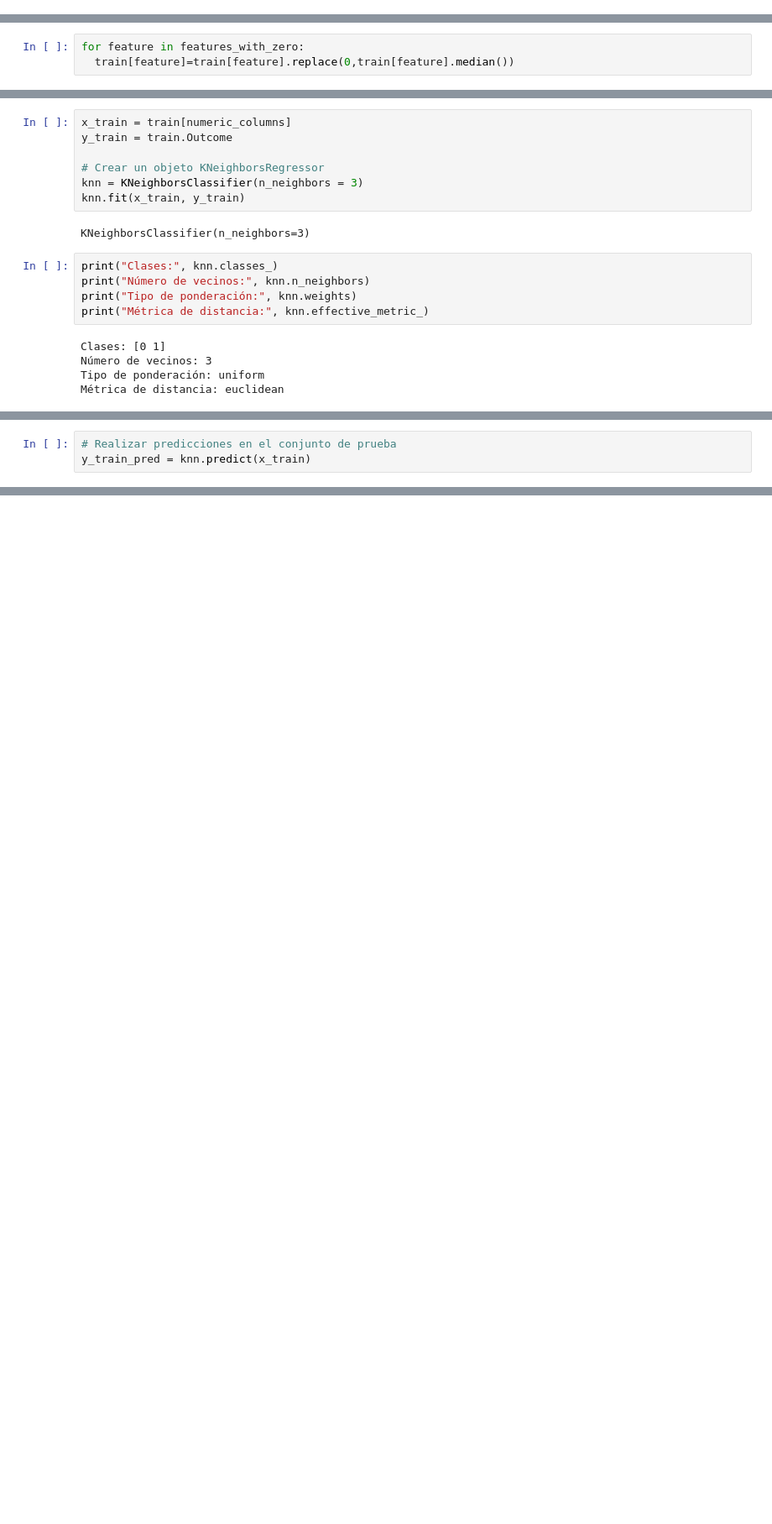
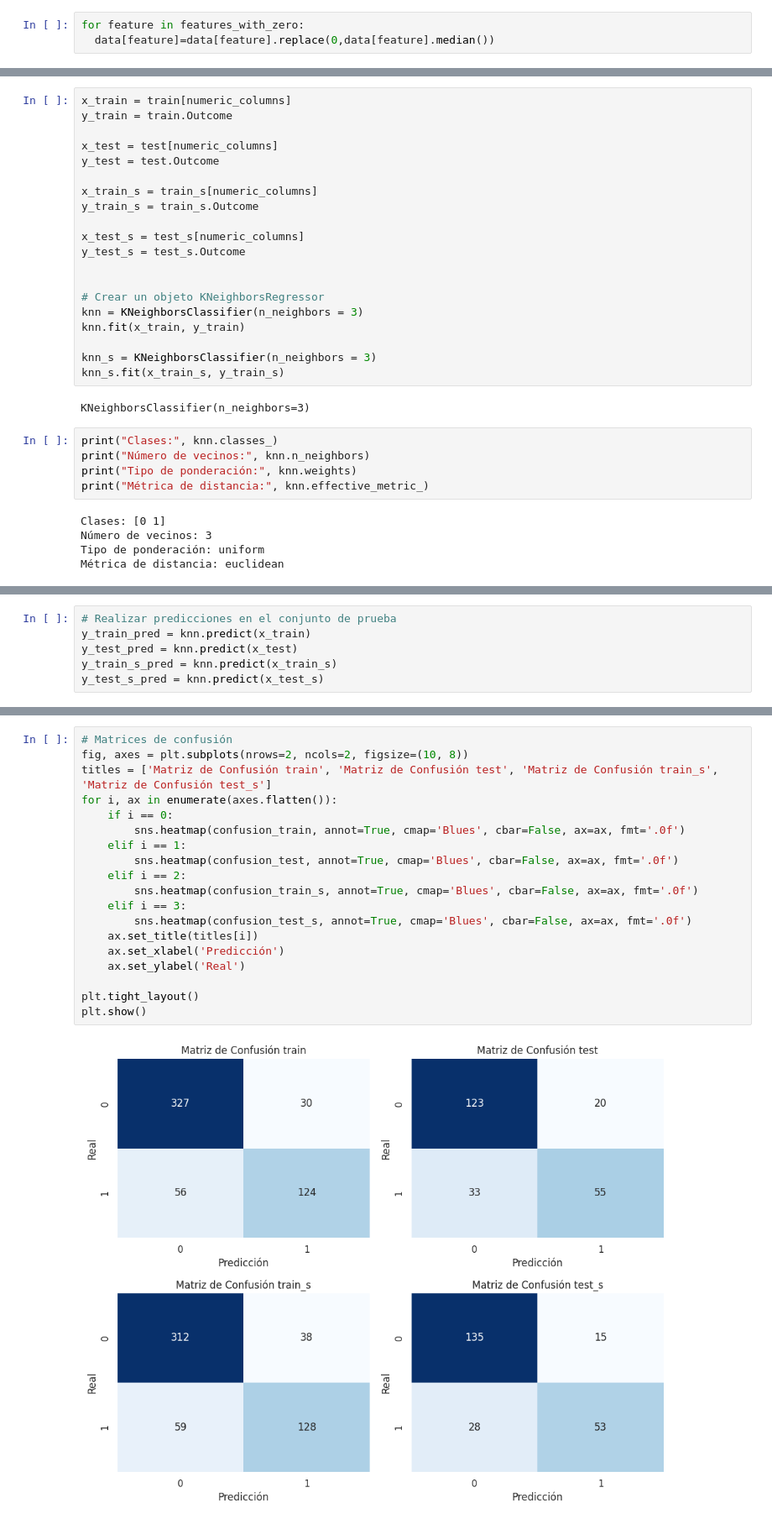
Before and after one commit to davidagapitoq/data_science_for_business_2023, a Jupyter notebook: Supervised_models/KNN/Diabetes_prediction.ipynb, the cells around one changed output, grey strips where cells are left out. Shown at 84% size. Cells and saved outputs as stored; diff of their text form; blank space fills up the shorter version.

```diff
--- a/Supervised_models/KNN/Diabetes_prediction.ipynb
+++ b/Supervised_models/KNN/Diabetes_prediction.ipynb
@@ -244,0 +248,3 @@ No se aplicará una reducción de variables ya que las correlaciones entre varia
+# %%
+for feature in features_with_zero:
+  data[feature]=data[feature].replace(0,data[feature].median())
@@ -288,3 +306,0 @@ Se realizó el muestre con un 70% para train y 30% para test. Al aplicar stratif
-# %%
-for feature in features_with_zero:
-  train[feature]=train[feature].replace(0,train[feature].median())
@@ -390,9 +430,22 @@ Se realizó una estandarización de los datos ya que las escalas entre las varia
 x_train = train[numeric_columns]
 y_train = train.Outcome
 
+x_test = test[numeric_columns]
+y_test = test.Outcome
+
+x_train_s = train_s[numeric_columns]
+y_train_s = train_s.Outcome
+
+x_test_s = test_s[numeric_columns]
+y_test_s = test_s.Outcome
+
+
 # Crear un objeto KNeighborsRegressor
 knn = KNeighborsClassifier(n_neighbors = 3)
 knn.fit(x_train, y_train)
+
+knn_s = KNeighborsClassifier(n_neighbors = 3)
+knn_s.fit(x_train_s, y_train_s)
 # %% [output]
 KNeighborsClassifier(n_neighbors=3)
 # %%
@@ -408,3 +467,6 @@ Métrica de distancia: euclidean
 # %%
 # Realizar predicciones en el conjunto de prueba
 y_train_pred = knn.predict(x_train)
+y_test_pred = knn.predict(x_test)
+y_train_s_pred = knn.predict(x_train_s)
+y_test_s_pred = knn.predict(x_test_s)
@@ -465,0 +525,21 @@ R^2: 0.9183679193438627
+# %%
+# Matrices de confusión
+fig, axes = plt.subplots(nrows=2, ncols=2, figsize=(10, 8))
+titles = ['Matriz de Confusión train', 'Matriz de Confusión test', 'Matriz de Confusión train_s', 'Matriz de Confusión test_s']
+for i, ax in enumerate(axes.flatten()):
+    if i == 0:
+        sns.heatmap(confusion_train, annot=True, cmap='Blues', cbar=False, ax=ax, fmt='.0f')
+    elif i == 1:
+        sns.heatmap(confusion_test, annot=True, cmap='Blues', cbar=False, ax=ax, fmt='.0f')
+    elif i == 2:
+        sns.heatmap(confusion_train_s, annot=True, cmap='Blues', cbar=False, ax=ax, fmt='.0f')
+    elif i == 3:
+        sns.heatmap(confusion_test_s, annot=True, cmap='Blues', cbar=False, ax=ax, fmt='.0f')
+    ax.set_title(titles[i])
+    ax.set_xlabel('Predicción')
+    ax.set_ylabel('Real')
+
+plt.tight_layout()
+plt.show()
+# %% [output]
+[figure, added]
```
Also changed, not shown: parts of 25 cells of this notebook.
